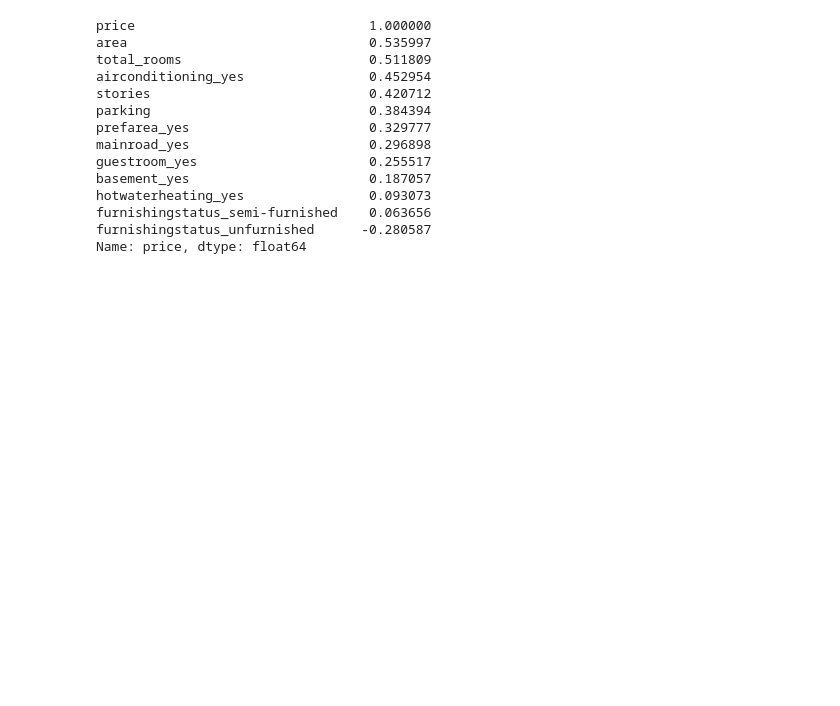
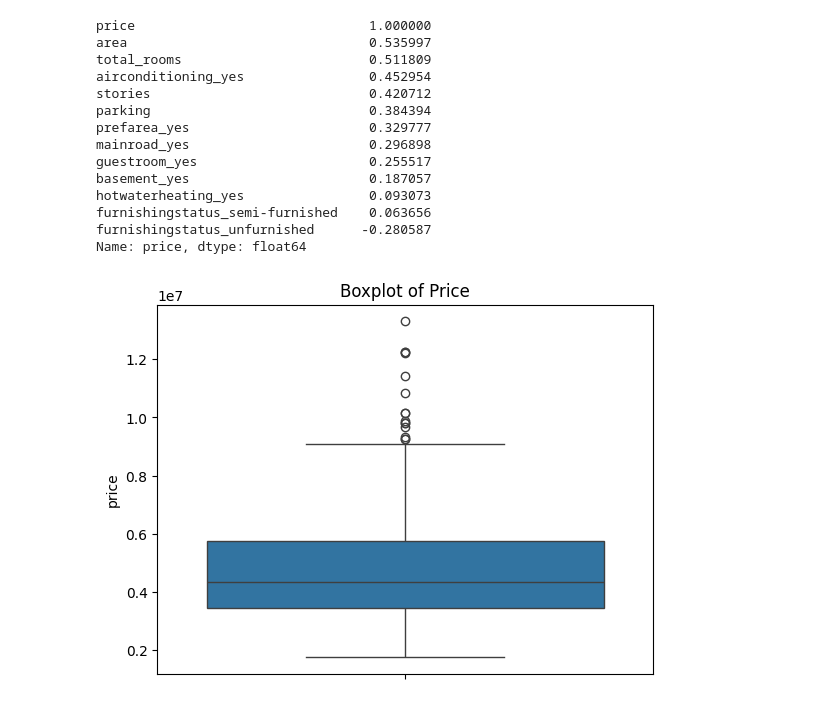
Before and after one commit to MohammedMawi/House-Price-Predictor, a Jupyter notebook: House_Price_Predict.ipynb, the cells around one changed output. Drawn from its saved outputs; the diff is of its cells as text; code cells hidden in the pictures; blank space fills up the shorter version.

```diff
--- a/House_Price_Predict.ipynb
+++ b/House_Price_Predict.ipynb
@@ -28,3 +30,9 @@ hotwaterheating_yes                0.093073
 furnishingstatus_semi-furnished    0.063656
 furnishingstatus_unfurnished      -0.280587
 Name: price, dtype: float64
+# %%
+sns.boxplot(df['price'])
+plt.title("Boxplot of Price")
+plt.show()
+# %% [output]
+[figure, added]
```
Also changed, not shown: parts of 7 cells of this notebook.
